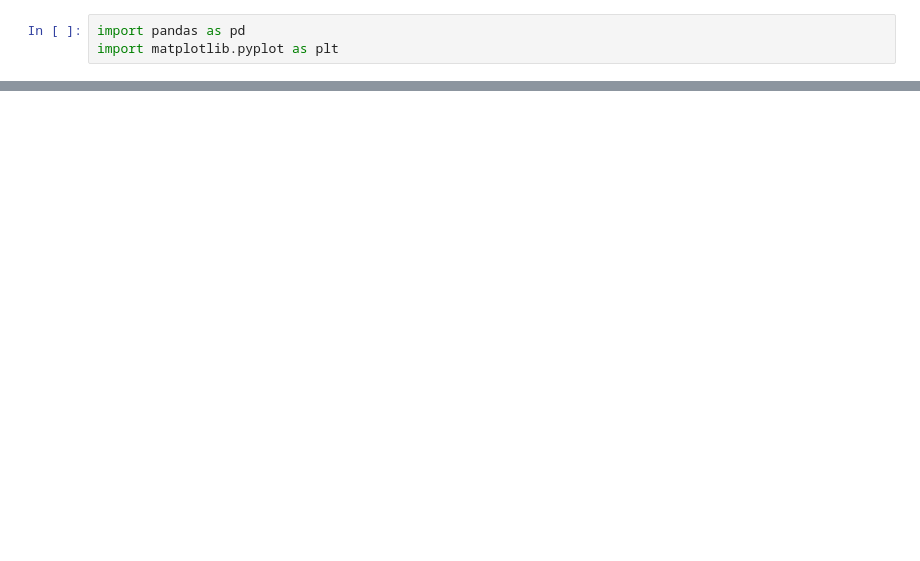
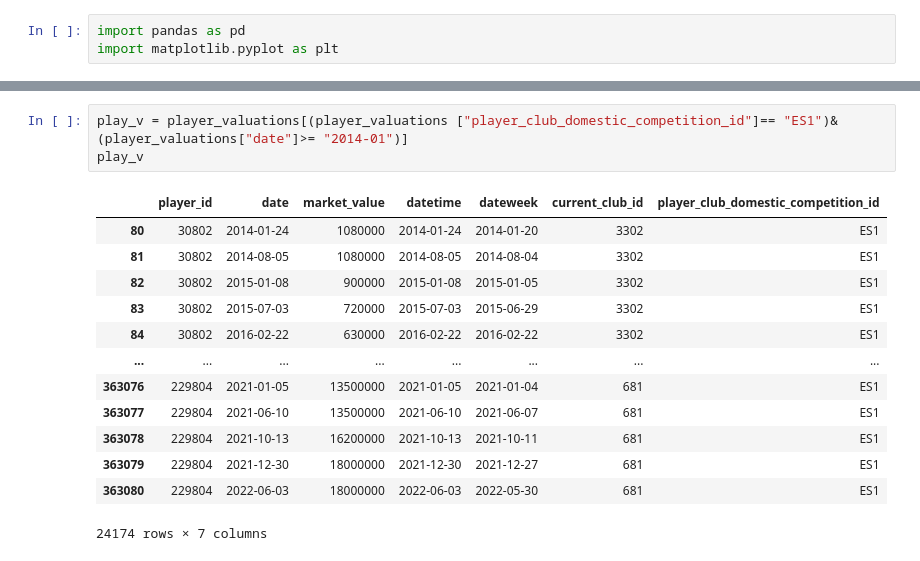
Before and after one commit to legabrielo/EDATheBridge, a Jupyter notebook: Futbol/codigos/player_valuations.ipynb, the cells around one changed output, grey strips where cells are left out. Saved outputs shown, nothing was run; the diff lists cells and outputs as text; blank space fills up the shorter version.

```diff
--- a/Futbol/codigos/player_valuations.ipynb
+++ b/Futbol/codigos/player_valuations.ipynb
@@ -33,0 +34,17 @@ pla_v
+# %%
+play_v = player_valuations[(player_valuations ["player_club_domestic_competition_id"]== "ES1")& (player_valuations["date"]>= "2014-01")]
+play_v
+# %% [output]
+|  | player_id | date | market_value | datetime | dateweek | current_club_id | player_club_domestic_competition_id |
+| 80 | 30802 | 2014-01-24 | 1080000 | 2014-01-24 | 2014-01-20 | 3302 | ES1 |
+| 81 | 30802 | 2014-08-05 | 1080000 | 2014-08-05 | 2014-08-04 | 3302 | ES1 |
+| 82 | 30802 | 2015-01-08 | 900000 | 2015-01-08 | 2015-01-05 | 3302 | ES1 |
+| 83 | 30802 | 2015-07-03 | 720000 | 2015-07-03 | 2015-06-29 | 3302 | ES1 |
+| 84 | 30802 | 2016-02-22 | 630000 | 2016-02-22 | 2016-02-22 | 3302 | ES1 |
+| ... | ... | ... | ... | ... | ... | ... | ... |
+| 363076 | 229804 | 2021-01-05 | 13500000 | 2021-01-05 | 2021-01-04 | 681 | ES1 |
+| 363077 | 229804 | 2021-06-10 | 13500000 | 2021-06-10 | 2021-06-07 | 681 | ES1 |
+| 363078 | 229804 | 2021-10-13 | 16200000 | 2021-10-13 | 2021-10-11 | 681 | ES1 |
+| 363079 | 229804 | 2021-12-30 | 18000000 | 2021-12-30 | 2021-12-27 | 681 | ES1 |
+| 363080 | 229804 | 2022-06-03 | 18000000 | 2022-06-03 | 2022-05-30 | 681 | ES1 |
+24174 rows × 7 columns
```
Also changed, not shown: parts of 5 cells of this notebook, 25 other files.
